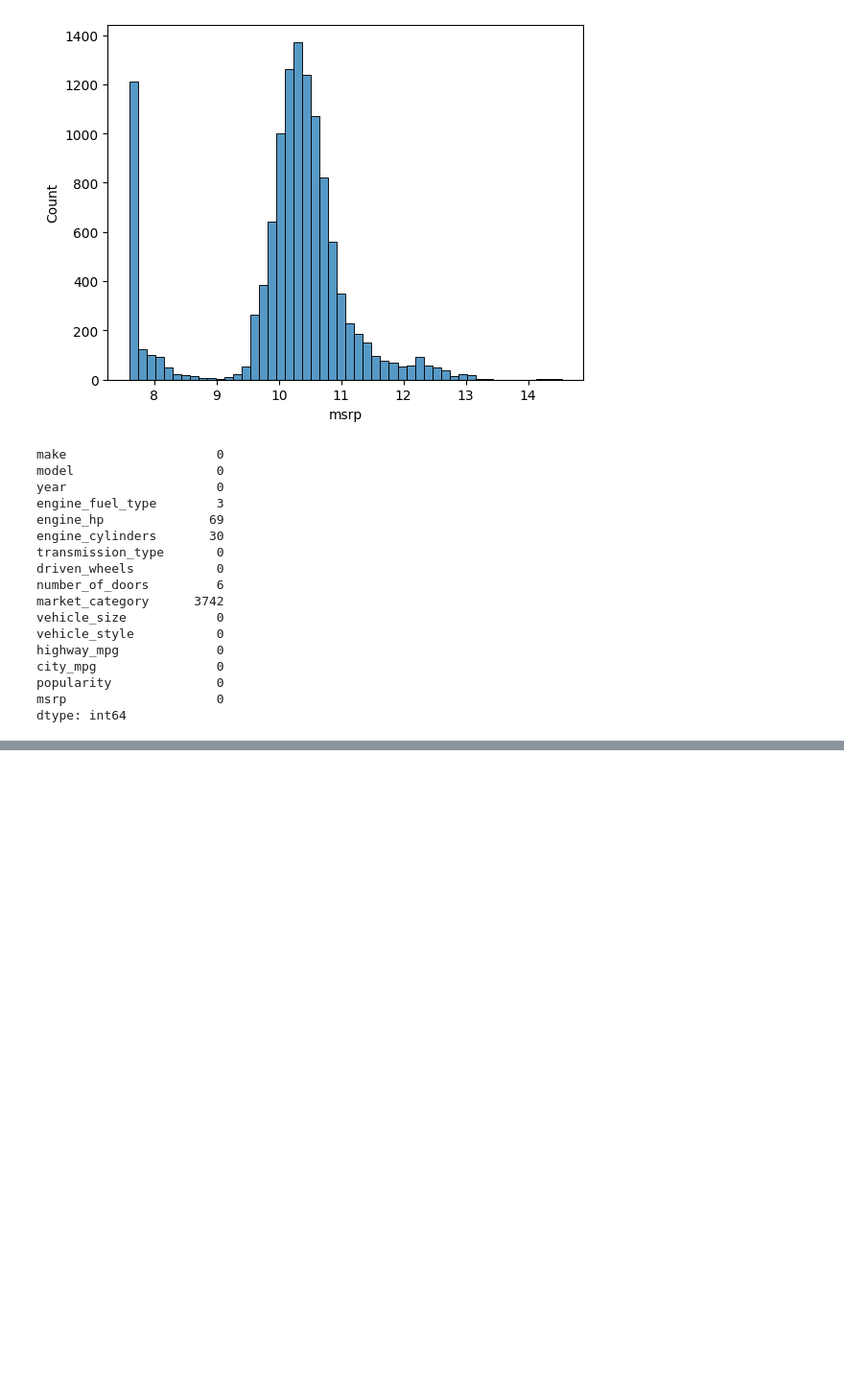
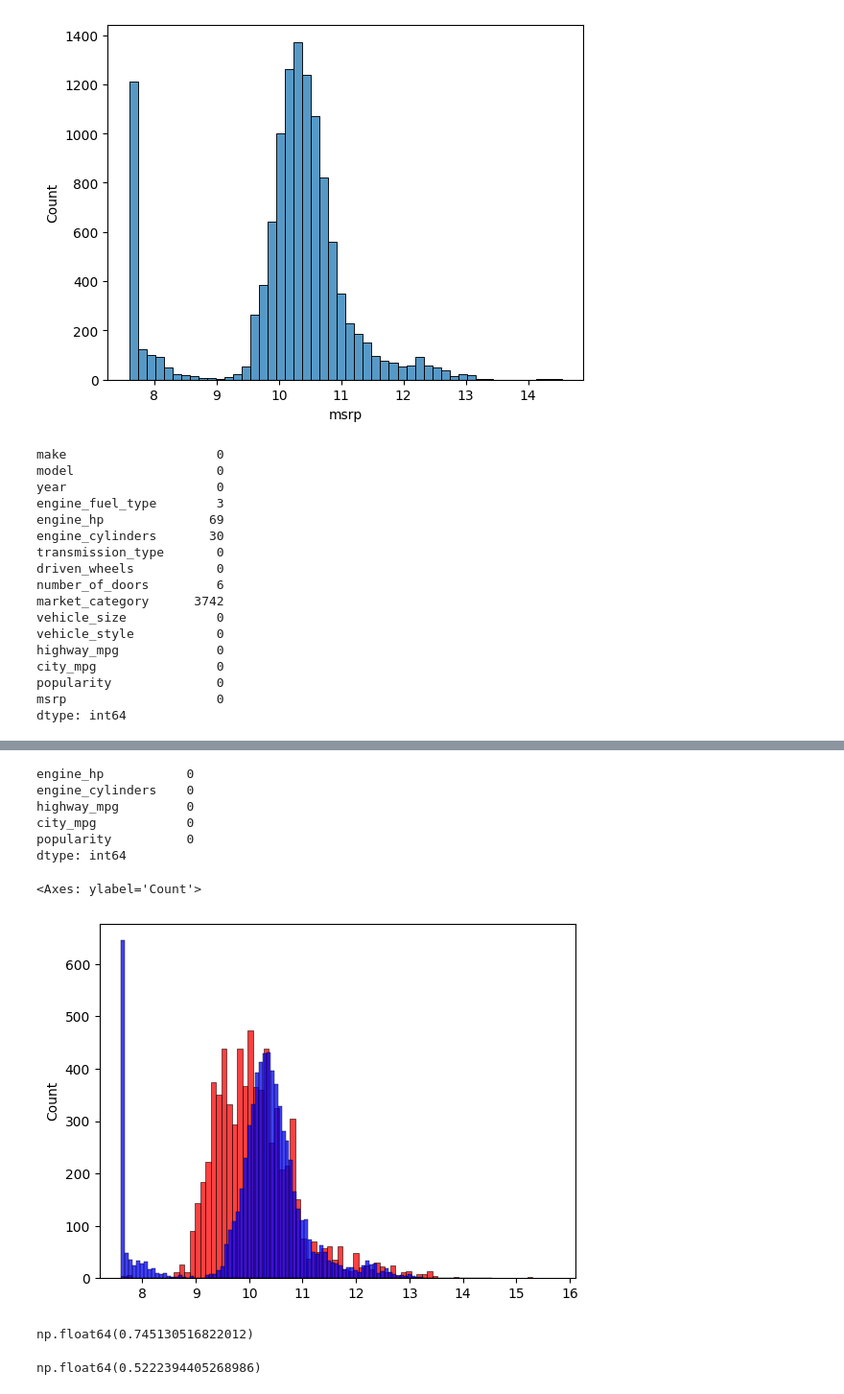
Before and after one commit to antonysuba/machinelearning, a Jupyter notebook: 02-carprice/carprice.ipynb, the cells around one changed output, grey strips where cells are left out. Shown: that part at 96% size. Drawn from its saved outputs; the diff is of its cells as text; code cells hidden in the pictures; blank space fills up the shorter version.

```diff
--- a/02-carprice/carprice.ipynb
+++ b/02-carprice/carprice.ipynb
@@ -229,0 +381,3 @@ dtype: int64
+# %%
+base = ['engine_hp','engine_cylinders','highway_mpg', 'city_mpg', 'popularity']
+df_train[base]
@@ -229,0 +398,23 @@ dtype: int64
+# %%
+X_train = df_train[base].values
+
+df_train[base].fillna(0).isnull().sum()
+# %% [output]
+engine_hp           0
+engine_cylinders    0
+highway_mpg         0
+city_mpg            0
+popularity          0
+dtype: int64
+# %%
+X_train = df_train[base].fillna(0).values
+# %%
+w0 , w = train_linear_regression(X_train, y_train)
+# %%
+y_pred = w0 + X_train.dot(w)
+# %%
+sns.histplot(y_pred, color = "red")
+sns.histplot(y_train, color = "blue")
+# %% [output]
+<Axes: ylabel='Count'>
+[figure, added]
@@ -229,0 +426,4 @@ dtype: int64
+# %%
+rmse(y_train, y_pred)
+# %% [output]
+np.float64(0.745130516822012)
@@ -229,0 +446,4 @@ dtype: int64
+# %%
+rmse(y_val, y_pred)
+# %% [output]
+np.float64(0.5222394405268986)
```
Also changed, not shown: parts of 67 cells of this notebook.
